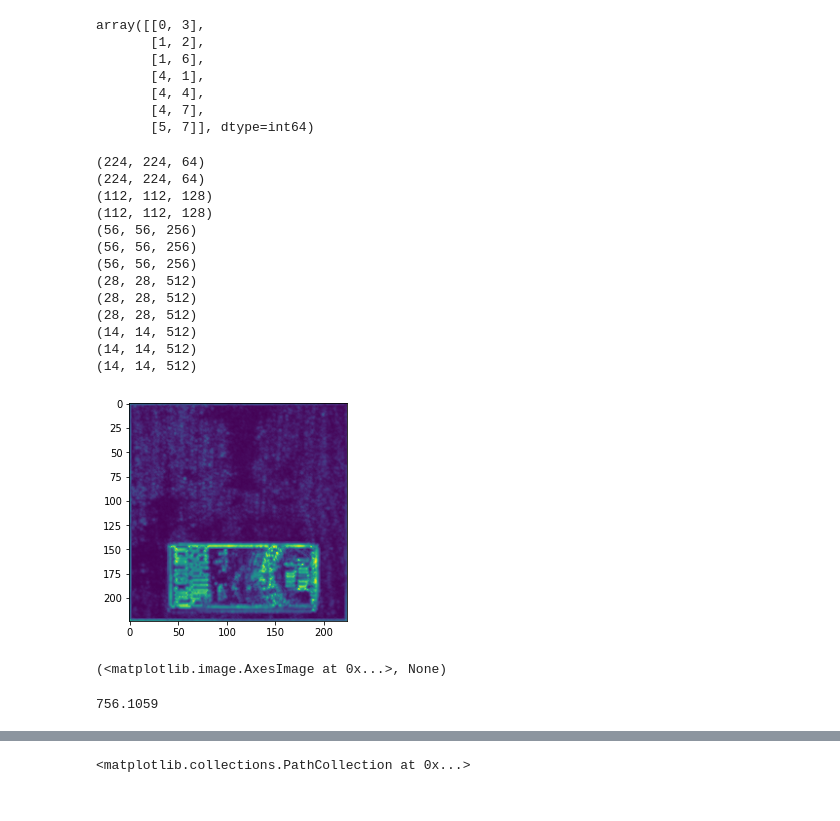
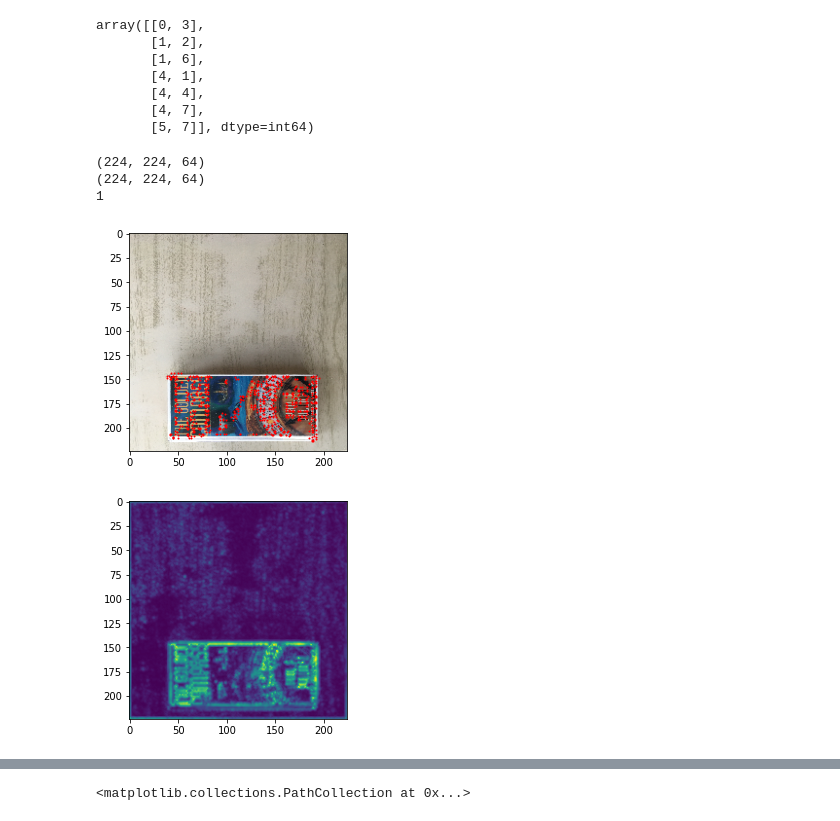
Before and after one commit to liamaltarac/SYS809_Feature_Matching, a Jupyter notebook: test_no_location.ipynb, the cells around one changed output, grey strips where cells are left out. Drawn from its saved outputs; the diff is of its cells as text; code cells hidden in the pictures.

```diff
--- a/test_no_location.ipynb
+++ b/test_no_location.ipynb
@@ -49,7 +49,7 @@ def load_img(img_path,img_shape, preprocess=True):
     #labels=np.array(labels)
     #print('data shape',data.shape)
     #print('labels shape',labels.shape)
-    return np.array(img)
+    return np.array(img, dtype=np.uint8)
 # %%
 def lap_mag(channels):
     laps = []
@@ -171,7 +171,7 @@ data_path1= './SYS809_projet2021_sequences1/new_livre1.jpg' #'./SYS809_projet202
 data_path2='./SYS809_projet2021_sequences1/livre2.jpg' # './SYS809_projet2021_sequences1/livre2.JPG'
 
 img = load_img(data_path1, [224,224])
-
+img_no_proc = load_img(data_path1, [224,224], preprocess=False)
 #keypoint_coords = np.array([])
 
 '''# Block 3 : layer 7,8,9
@@ -220,49 +220,65 @@ layer_14 = lap_mag(get_cnn_out(img, 14))
 keypoint_coords = np.multiply(local_arg_exrtrema_1(layer_6), 4)
 #keypoint_coords = np.concatenate((keypoint_coords, np.multiply(local_arg_exrtrema_1(layer_6), 4)), axis=0)
 keypoint_coords = np.concatenate((keypoint_coords, np.multiply(local_arg_exrtrema_1(layer_10), 8)), axis=0)
 keypoint_coords = np.concatenate((keypoint_coords, np.multiply(local_arg_exrtrema_1(layer_14), 16)), axis=0)'''
 
 layer_1 = get_cnn_out(img, 1)
 layer_2 =  get_cnn_out(img, 2)
 block_1 = (lap_mag(layer_1) +  lap_mag(layer_2)) /2
+layer_output = np.stack([layer_1, layer_2])
 
-layer_4 = get_cnn_out(img, 4)
+
+'''layer_4 = get_cnn_out(img, 4)
 layer_5 =  get_cnn_out(img, 5)
 block_2 = (lap_mag(layer_4) +  lap_mag(layer_5)) /2
 
 layer_7 = get_cnn_out(img, 7)
 layer_8 =  get_cnn_out(img, 8)
 layer_9 =  get_cnn_out(img, 9)
 block_3 = (lap_mag(layer_7) +  lap_mag(layer_8) +  lap_mag(layer_9)) /3
 
 layer_11 = get_cnn_out(img, 11)
 layer_12 =  get_cnn_out(img, 12)
 layer_13 =  get_cnn_out(img, 13)
 block_4 = (lap_mag(layer_11) +  lap_mag(layer_12) +  lap_mag(layer_13)) /3
 
 layer_15 = get_cnn_out(img, 15)
 layer_16 =  get_cnn_out(img, 16)
 layer_17 =  get_cnn_out(img, 17)
 block_5 = (lap_mag(layer_15) +  lap_mag(layer_16) +  lap_mag(layer_17)) /3
 
-plt.imshow(block_1),plt.show()
+plt.imshow(block_1),plt.show()'''
+
+keypoint_coords = local_arg_max(block_1, 3)
+
+k=[]
+d=[]
+gray = cv2.cvtColor(img_no_proc,cv2.COLOR_BGR2GRAY)
+r = cv2.cornerHarris(gray,5,5,0.04, cv2.BORDER_ISOLATED)
+r = cv2.dilate(r,None)
+for row, col in keypoint_coords:
+    #print(float(row), float(col))
+    if r[row,col]  > 0.01*np.amax(r) : #if pixel is not on edge
+
+        keypoint = cv2.KeyPoint()
+        keypoint.pt = (float(col), float(row))
+        keypoint.octave = 0
+        keypoint.size = 0
+        keypoint.response = 0
+        k.append(keypoint)
+        d.append(np.array(layer_output[:, row, col ]))
+
+img1_pts = np.float32([ kp.pt for kp in k])
+
+plt.figure()
+plt.imshow(img_no_proc)
+plt.scatter(list(list(zip(*img1_pts))[0]), list(list(zip(*img1_pts))[1]), s=[1], c='r')
+plt.show()
+plt.imshow(block_1)
+plt.show()
 # %% [output]
 (224, 224, 64)
 (224, 224, 64)
-(112, 112, 128)
-(112, 112, 128)
-(56, 56, 256)
-(56, 56, 256)
-(56, 56, 256)
-(28, 28, 512)
-(28, 28, 512)
-(28, 28, 512)
-(14, 14, 512)
-(14, 14, 512)
-(14, 14, 512)
+1
-[figure, old version]
+[figure, new version]
-(<matplotlib.image.AxesImage at 0x...>, None)
+[figure, added]
-# %%
-block_1
-# %% [output]
-756.1059
```
Also changed, not shown: parts of 2 cells of this notebook, 3 other files.
